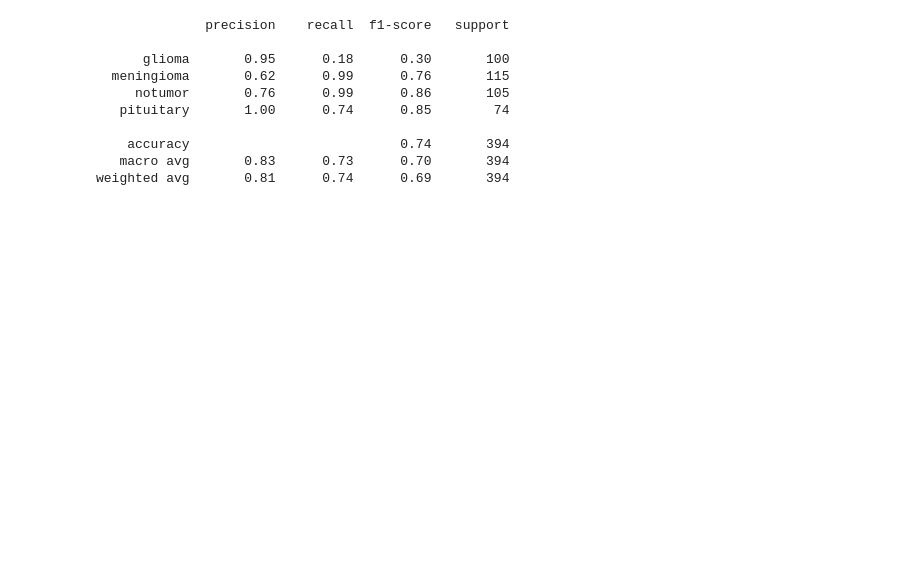
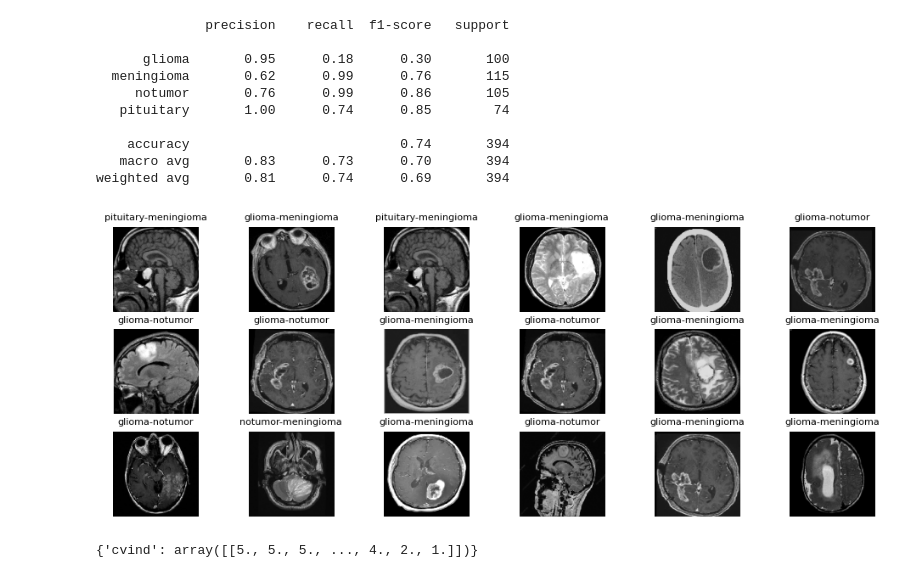
Before and after one commit to 87tana/ImageObjectClassification_NetworkComparison, a Jupyter notebook: Brain_Tumor_Classification.ipynb, the cells around one changed output. Cells and saved outputs as stored; diff of their text form; code cells hidden in the pictures; blank space fills up the shorter version.

```diff
--- a/Brain_Tumor_Classification.ipynb
+++ b/Brain_Tumor_Classification.ipynb
@@ -356,0 +393,29 @@ vgg16_model.save(os.path.join(save_path, 'vgg16_model.h5'))
+# %%
+FP =[]
+for i, y in enumerate(y_pred):
+    if y != y_true[i]:
+        FP.append(i)
+
+FP_paths = []
+FP_labels = []
+
+
+for y in FP:
+    FP_paths.append(test_paths[y])
+    FP_labels.append(y_true[y]+'-'+y_pred[y])
+# %%
+IMAGE_SIZE = 128
+
+
+images = open_images(FP_paths[0:20])
+labels = FP_labels[0:20]
+fig = plt.figure(figsize=(12, 6))
+for x in range(1, 19):
+    fig.add_subplot(4, 6, x)
+    plt.axis('off')
+    plt.title(labels[x], fontsize=8)
+    plt.imshow(images[x])
+plt.rcParams.update({'font.size': 8})
+plt.show()
+# %% [output]
+[figure, added]
@@ -356,0 +428,4 @@ vgg16_model.save(os.path.join(save_path, 'vgg16_model.h5'))
+# %%
+arrays
+# %% [output]
+{'cvind': array([[5., 5., 5., ..., 4., 2., 1.]])}
```
Also changed, not shown: parts of 10 cells of this notebook.
